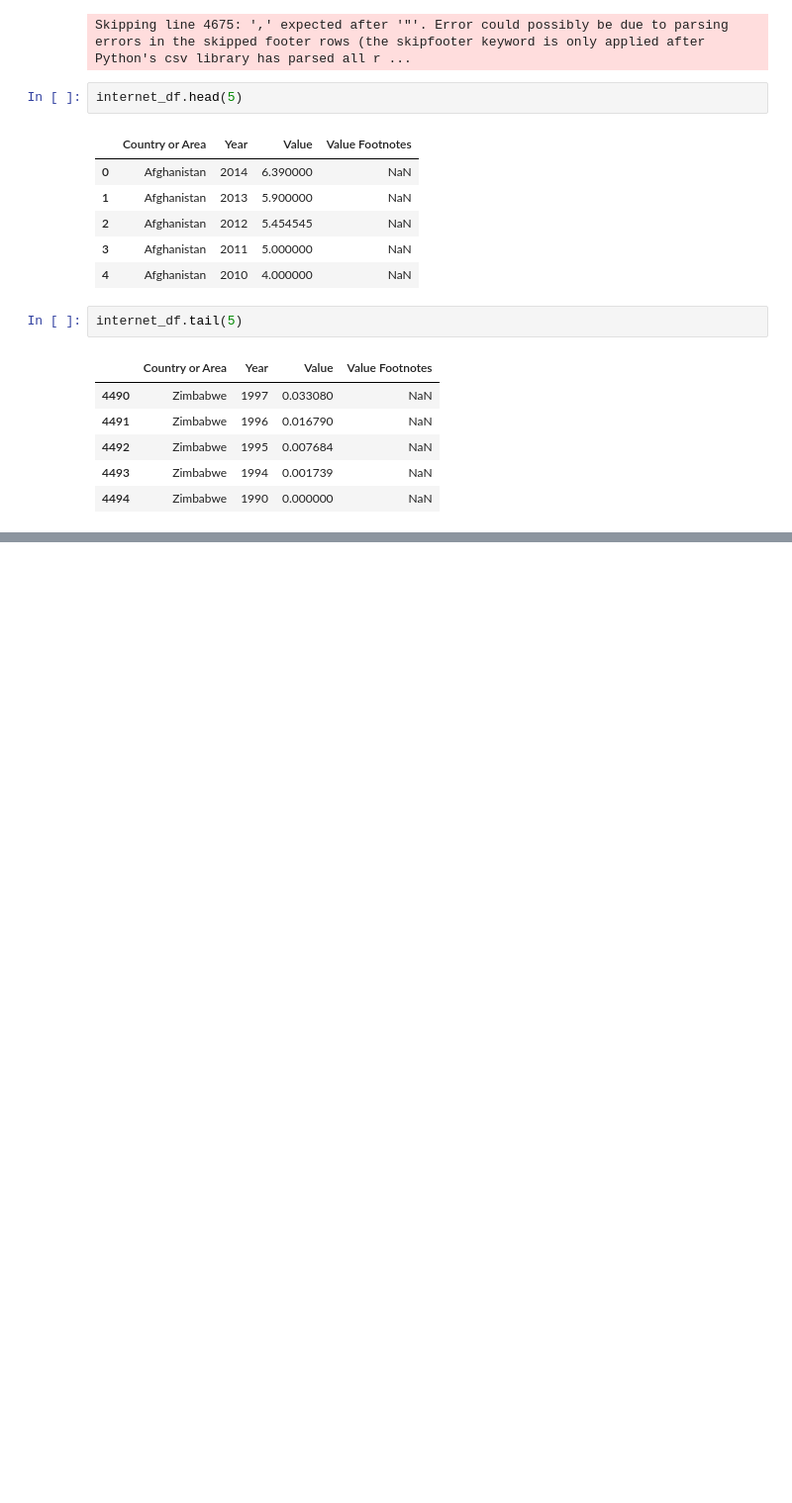
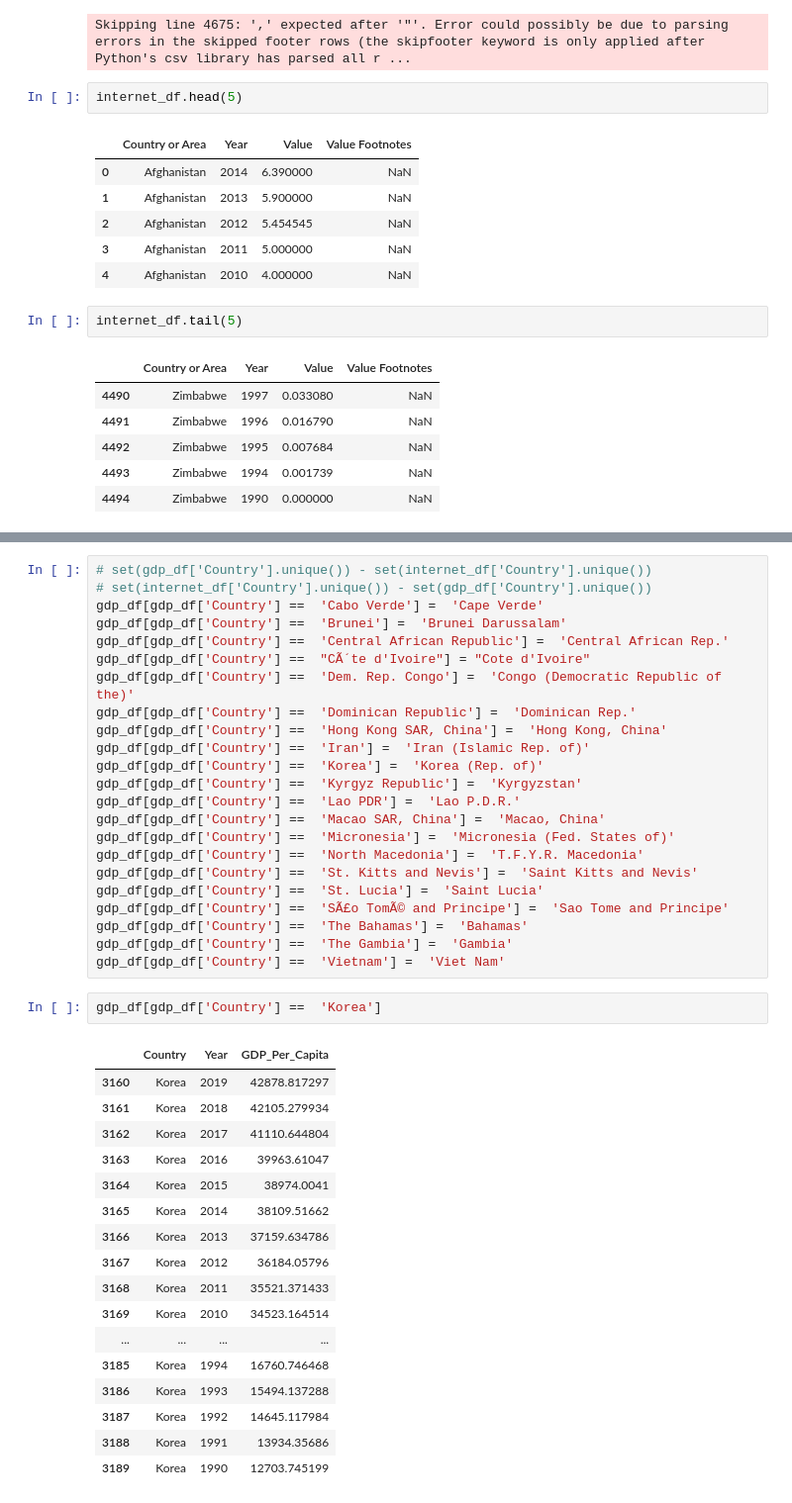
Before and after one commit to nss-data-science-cohort-5/un_exploration-ripplesphere, a Jupyter notebook: notebooks/UN_Data_Exploration.ipynb, the cells around one changed output, grey strips where cells are left out. Shown at 99% size. Saved outputs shown, nothing was run; the diff lists cells and outputs as text; blank space fills up the shorter version.

```diff
--- a/notebooks/UN_Data_Exploration.ipynb
+++ b/notebooks/UN_Data_Exploration.ipynb
@@ -276,0 +309,43 @@ internet_df.tail(5)
+# %%
+# set(gdp_df['Country'].unique()) - set(internet_df['Country'].unique())
+# set(internet_df['Country'].unique()) - set(gdp_df['Country'].unique())
+gdp_df[gdp_df['Country'] ==  'Cabo Verde'] =  'Cape Verde'
+gdp_df[gdp_df['Country'] ==  'Brunei'] =  'Brunei Darussalam'
+gdp_df[gdp_df['Country'] ==  'Central African Republic'] =  'Central African Rep.'
+gdp_df[gdp_df['Country'] ==  "CÃ´te d'Ivoire"] = "Cote d'Ivoire"
+gdp_df[gdp_df['Country'] ==  'Dem. Rep. Congo'] =  'Congo (Democratic Republic of the)'
+gdp_df[gdp_df['Country'] ==  'Dominican Republic'] =  'Dominican Rep.'
+gdp_df[gdp_df['Country'] ==  'Hong Kong SAR, China'] =  'Hong Kong, China'
+gdp_df[gdp_df['Country'] ==  'Iran'] =  'Iran (Islamic Rep. of)'
+gdp_df[gdp_df['Country'] ==  'Korea'] =  'Korea (Rep. of)'
+gdp_df[gdp_df['Country'] ==  'Kyrgyz Republic'] =  'Kyrgyzstan'
+gdp_df[gdp_df['Country'] ==  'Lao PDR'] =  'Lao P.D.R.'
+gdp_df[gdp_df['Country'] ==  'Macao SAR, China'] =  'Macao, China'
+gdp_df[gdp_df['Country'] ==  'Micronesia'] =  'Micronesia (Fed. States of)'
+gdp_df[gdp_df['Country'] ==  'North Macedonia'] =  'T.F.Y.R. Macedonia'
+gdp_df[gdp_df['Country'] ==  'St. Kitts and Nevis'] =  'Saint Kitts and Nevis'
+gdp_df[gdp_df['Country'] ==  'St. Lucia'] =  'Saint Lucia'
+gdp_df[gdp_df['Country'] ==  'SÃ£o TomÃ© and Principe'] =  'Sao Tome and Principe'
+gdp_df[gdp_df['Country'] ==  'The Bahamas'] =  'Bahamas'
+gdp_df[gdp_df['Country'] ==  'The Gambia'] =  'Gambia'
+gdp_df[gdp_df['Country'] ==  'Vietnam'] =  'Viet Nam'
+# %%
+gdp_df[gdp_df['Country'] ==  'Korea']
+# %% [output]
+|  | Country | Year | GDP_Per_Capita |
+| 3160 | Korea | 2019 | 42878.817297 |
+| 3161 | Korea | 2018 | 42105.279934 |
+| 3162 | Korea | 2017 | 41110.644804 |
+| 3163 | Korea | 2016 | 39963.61047 |
+| 3164 | Korea | 2015 | 38974.0041 |
+| 3165 | Korea | 2014 | 38109.51662 |
+| 3166 | Korea | 2013 | 37159.634786 |
+| 3167 | Korea | 2012 | 36184.05796 |
+| 3168 | Korea | 2011 | 35521.371433 |
+| 3169 | Korea | 2010 | 34523.164514 |
+| ... | ... | ... | ... |
+| 3185 | Korea | 1994 | 16760.746468 |
+| 3186 | Korea | 1993 | 15494.137288 |
+| 3187 | Korea | 1992 | 14645.117984 |
+| 3188 | Korea | 1991 | 13934.35686 |
+| 3189 | Korea | 1990 | 12703.745199 |
```
Also changed, not shown: parts of 10 cells of this notebook.
